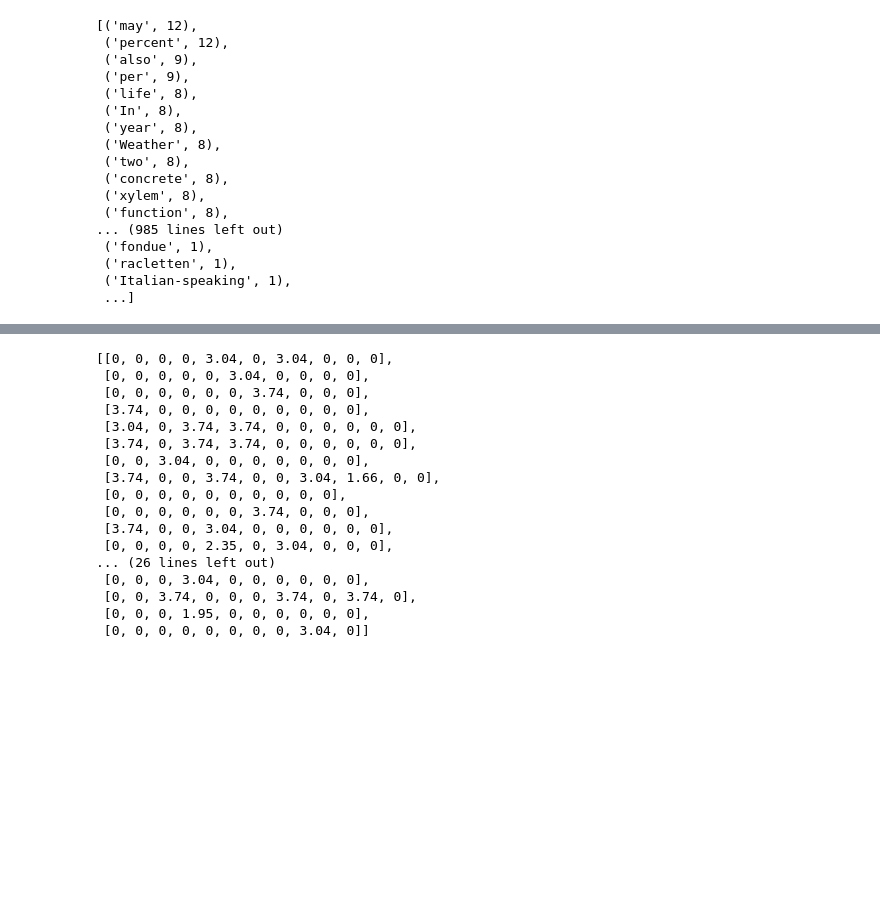
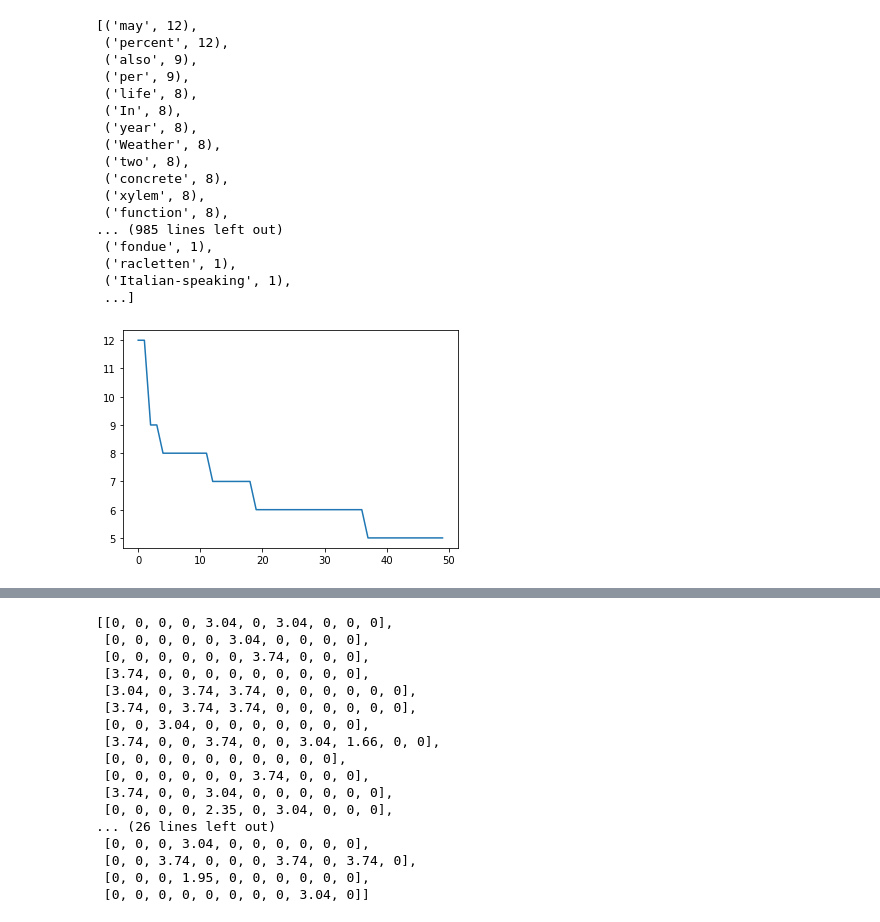
Before and after one commit to JulianBiesheuvel/CoreIR, a Jupyter notebook: Untitled.ipynb, the cells around one changed output, grey strips where cells are left out. Saved outputs shown, nothing was run; the diff lists cells and outputs as text; code cells hidden in the pictures; blank space fills up the shorter version.

```diff
--- a/Untitled.ipynb
+++ b/Untitled.ipynb
@@ -335,0 +281,2 @@ algos.search_with_doc_id(int(df1.iloc[0]['docno']))
+# %%
+df1 = pd.read_csv("docnoPassagesPart1+2sIndex.csv")
@@ -485,3 +443,18 @@ most_occur_st
  ('racletten', 1),
  ('Italian-speaking', 1),
  ...]
+# %%
+# libraries
+import matplotlib.pyplot as plt
+import numpy as np
+
+# create data
+performance = [x[1] for x in most_occur_st[:50]]
+
+# use the plot function
+plt.plot(range(len(performance)),performance)
+
+# show the graph
+plt.show()
+# %% [output]
+[figure, added]
```
Also changed, not shown: parts of 30 cells of this notebook, 4 other files.
